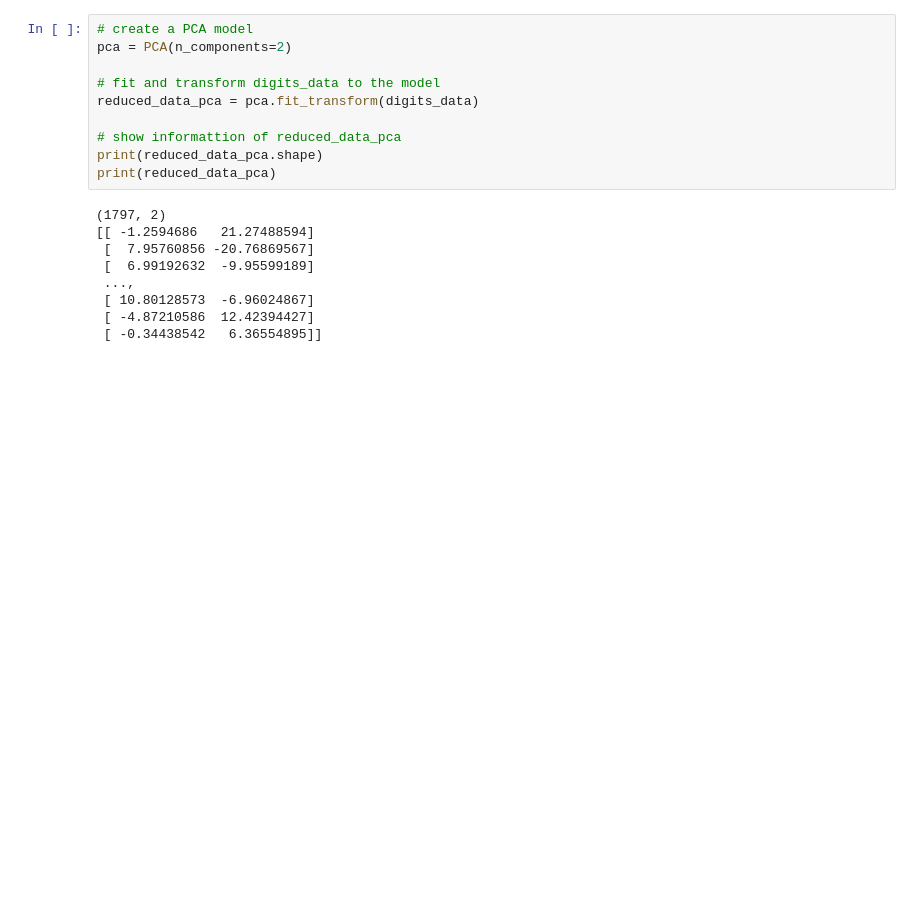
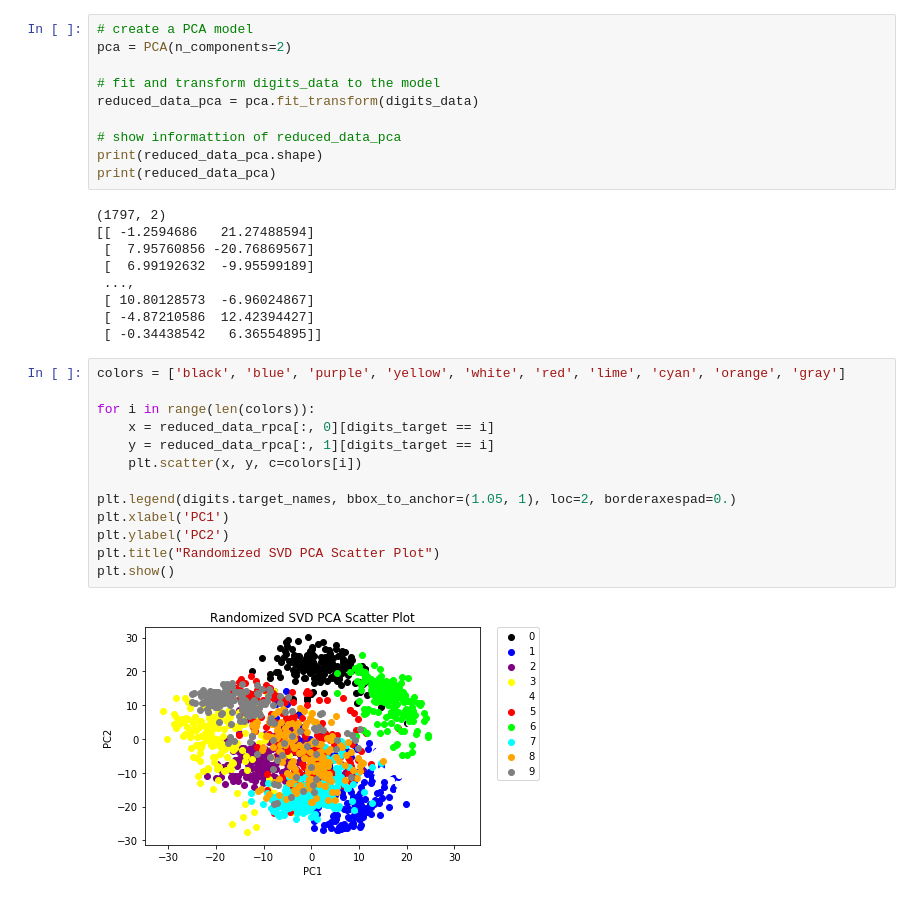
Before and after one commit to pfowenli/data-science-in-python, a Jupyter notebook: Scikit-Learn/scikit-learn-digits-dataset.ipynb, the cells around one changed output. Drawn from its saved outputs; the diff is of its cells as text; blank space fills up the shorter version.

Commit message:
PCA plots

```diff
--- a/Scikit-Learn/scikit-learn-digits-dataset.ipynb
+++ b/Scikit-Learn/scikit-learn-digits-dataset.ipynb
@@ -143,3 +143,18 @@ print(reduced_data_pca)
  [ 10.80128573  -6.96024867]
  [ -4.87210586  12.42394427]
  [ -0.34438542   6.36554895]]
+# %%
+colors = ['black', 'blue', 'purple', 'yellow', 'white', 'red', 'lime', 'cyan', 'orange', 'gray']
+
+for i in range(len(colors)):
+    x = reduced_data_rpca[:, 0][digits_target == i]
+    y = reduced_data_rpca[:, 1][digits_target == i]
+    plt.scatter(x, y, c=colors[i])
+
+plt.legend(digits.target_names, bbox_to_anchor=(1.05, 1), loc=2, borderaxespad=0.)
+plt.xlabel('PC1')
+plt.ylabel('PC2')
+plt.title("Randomized SVD PCA Scatter Plot")
+plt.show()
+# %% [output]
+[figure, added]
```
Also changed, not shown: parts of 1 cell of this notebook.
